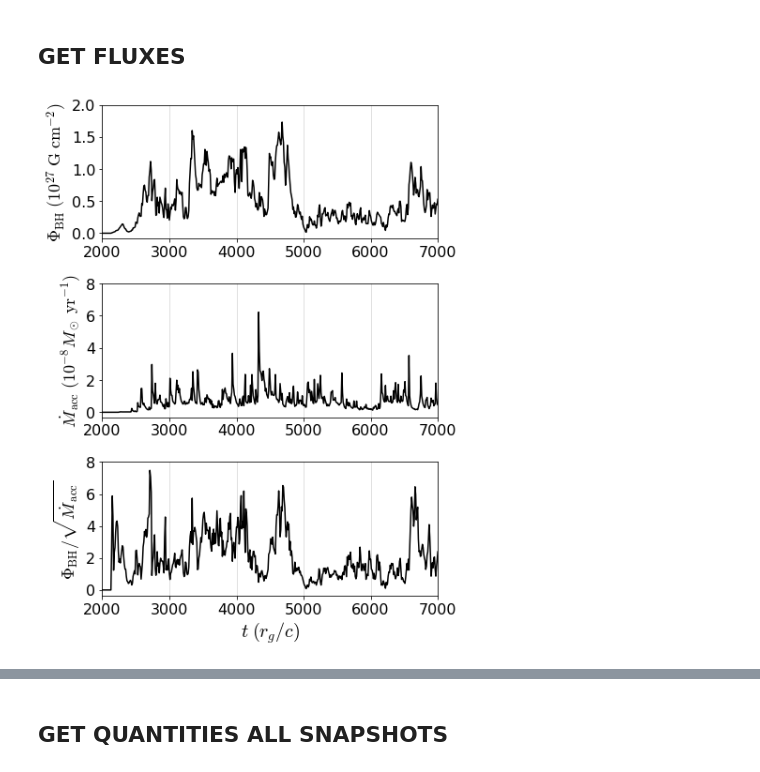
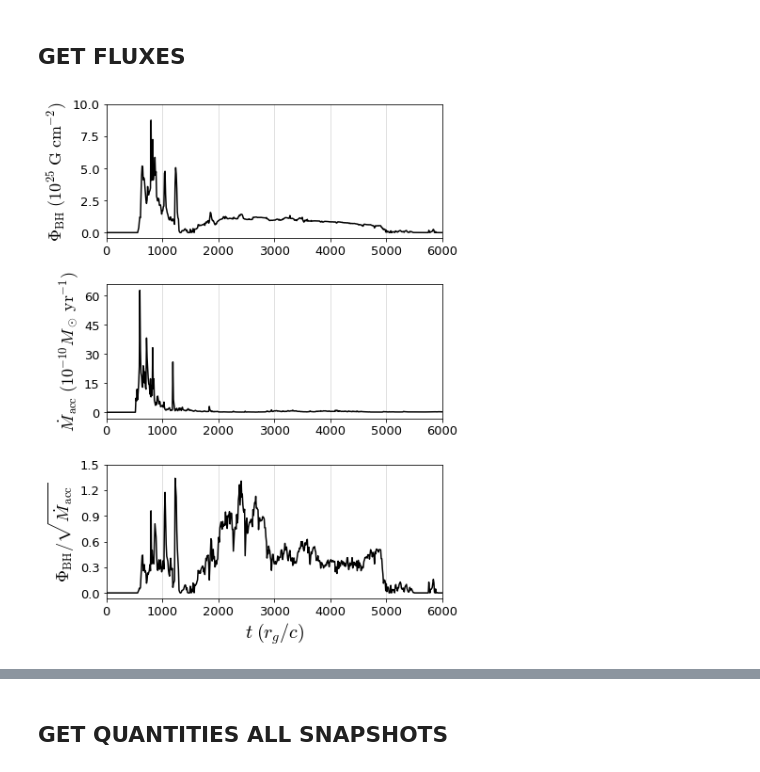
Before and after one commit to outflows/gyst, a Jupyter notebook: characterize.ipynb, the cells around one changed output, grey strips where cells are left out. Saved outputs shown, nothing was run; the diff lists cells and outputs as text; code cells hidden in the pictures.

```diff
--- a/characterize.ipynb
+++ b/characterize.ipynb
@@ -2757,7 +2935,7 @@ md = []
 #jem = []
 #jtot = []
 
-starti,endi=0,700
+starti,endi=0,600
 for dumpno in range(starti,endi+1):
     rd("dump%03d" % dumpno);
 
@@ -2777,51 +2955,57 @@ md = np.array(md)
 md_units = md*M_unit/T_unit
 phiflux = fs/np.sqrt(md)
 phiflux = np.array(phiflux)
-
+fontsize=13
+latexsize=18
 myfigname = "fluxes_2D.png"
 
 hfont = {'fontname':'Helvetica'}
 fig = plt.figure(figsize=[6.4, 8.4])
 #fig = plt.figure(figsize=[12.8, 14.4])
 gs = GridSpec(3,1)
 
 ax1 = plt.subplot(gs[0,0])
-ax1.plot(ts,fs_units*10**-27,color="black")
+ax1.plot(ts,fs_units*10**-25,color="black")
 _, max_ = plt.ylim()
 #plt.xlim(2000,7000)
-plt.xticks([2000,3000,4000,5000,6000,7000],fontsize=fontsize)
-plt.yticks([0,0.5,1.0,1.5,2.0],fontsize=fontsize)
+plt.xticks([0, 1000, 2000,3000, 4000, 5000, 6000],fontsize=fontsize)
+#plt.yticks([0,0.5,1.0,1.5,2.0],fontsize=fontsize)
+plt.yticks([0,2.5,5.0,7.5,10.0],fontsize=fontsize)
 plt.setp(ax1.get_xticklabels(), visible=True)
 #plt.xlabel(r"$t\;(r_g/c)$")
-plt.ylabel(r"$\Phi_\mathrm{BH}\;(10^{27}\;\mathrm{G}\;\mathrm{cm}^{-2})$", fontsize=latexsize)
+#plt.ylabel(r"$\Phi_\mathrm{BH}\;(10^{27}\;\mathrm{G}\;\mathrm{cm}^{-2})$", fontsize=latexsize)
+plt.ylabel(r"$\Phi_\mathrm{BH}\;(10^{25}\;\mathrm{G}\;\mathrm{cm}^{-2})$", fontsize=latexsize)
 plt.grid(axis='x', alpha=0.5)
 
 ax2 = plt.subplot(gs[1,0], sharex=ax1)
-ax2.plot(ts,md_units*10**8/MSUN*YEAR,color="black")
+ax2.plot(ts,md_units*10**10/MSUN*YEAR,color="black")
 _, max_ = plt.ylim()
 #plt.xlim(2000,7000)
-plt.xticks([2000,3000,4000,5000,6000,7000],fontsize=fontsize)
-plt.yticks([0,2,4,6,8],fontsize=fontsize)
+plt.xticks([0, 1000, 2000,3000, 4000, 5000, 6000],fontsize=fontsize)
+#plt.yticks([0,2,4,6,8],fontsize=fontsize)
+plt.yticks([0,15,30,45,60],fontsize=fontsize)
 #plt.xlabel(r"$t\;(r_g/c)$")
-plt.ylabel(r"$\dot M_\mathrm{acc}\;(10^{-8}M_\odot\;\mathrm{yr}^{-1})$", fontsize=latexsize)
+#plt.ylabel(r"$\dot M_\mathrm{acc}\;(10^{-7}M_\odot\;\mathrm{yr}^{-1})$", fontsize=latexsize)
+plt.ylabel(r"$\dot M_\mathrm{acc}\;(10^{-10}M_\odot\;\mathrm{yr}^{-1})$", fontsize=latexsize)
 plt.setp(ax2.get_xticklabels(), visible=True)
 plt.grid(axis='x', alpha=0.5)
 
 ax3 = plt.subplot(gs[2,0], sharex=ax1)
 ax3.plot(ts,phiflux,color="black")
 _, max_ = plt.ylim()
-plt.xlim(2000,7000)
-plt.xticks([2000,3000,4000,5000,6000,7000],fontsize=fontsize)
-plt.yticks([0,2,4,6,8],fontsize=fontsize)
+plt.xlim(0,6000)
+plt.xticks([0, 1000, 2000,3000, 4000, 5000, 6000],fontsize=fontsize)
+#plt.yticks([0,5,10,15,20,25],fontsize=fontsize)
+plt.yticks([0,0.3,0.6,0.9,1.2,1.5],fontsize=fontsize)
 plt.xlabel(r"$t\;(r_g/c)$")
 plt.ylabel(r"$\Phi_\mathrm{BH}/\sqrt{\dot M_\mathrm{acc}}$", fontsize=latexsize)
 plt.grid(axis='x', alpha=0.5)
 
 plt.tight_layout()
 
-savef = 1
+savef = 0
 if (savef):
     plt.savefig(myfigname, dpi=150)
 # %% [output]
-[figure, old version]
+[figure, new version]
 # %%
```
Also changed, not shown: parts of 62 cells of this notebook, 5 other files.
